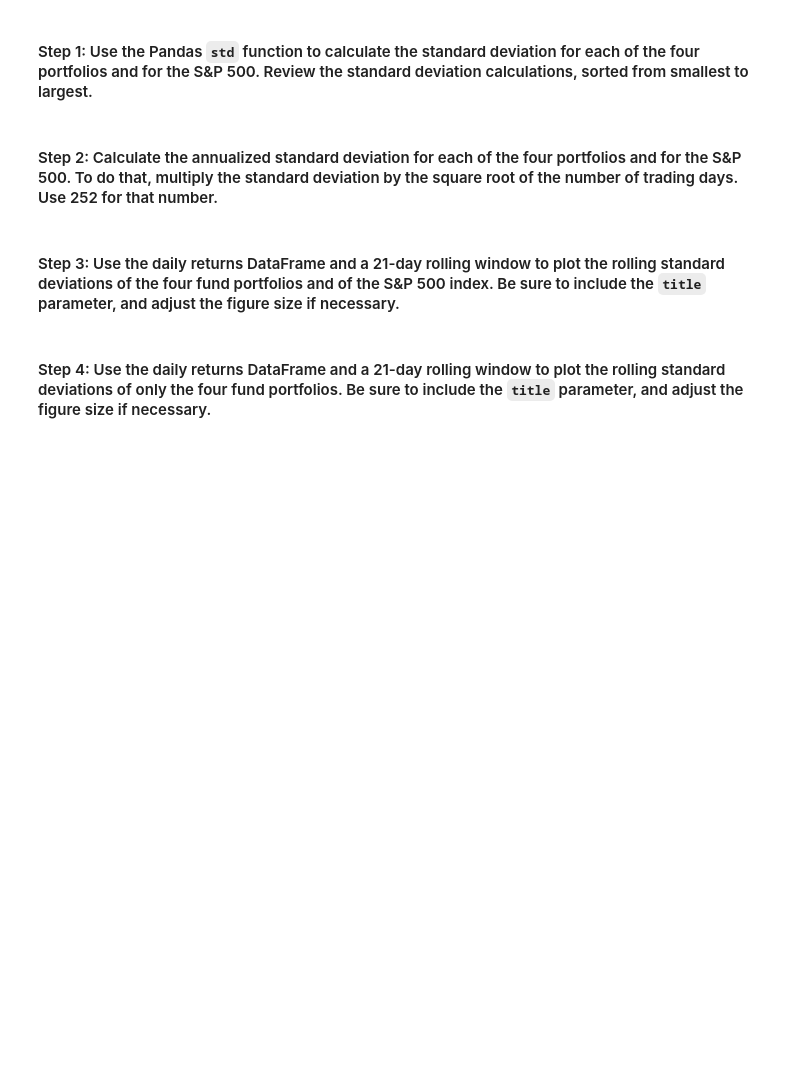
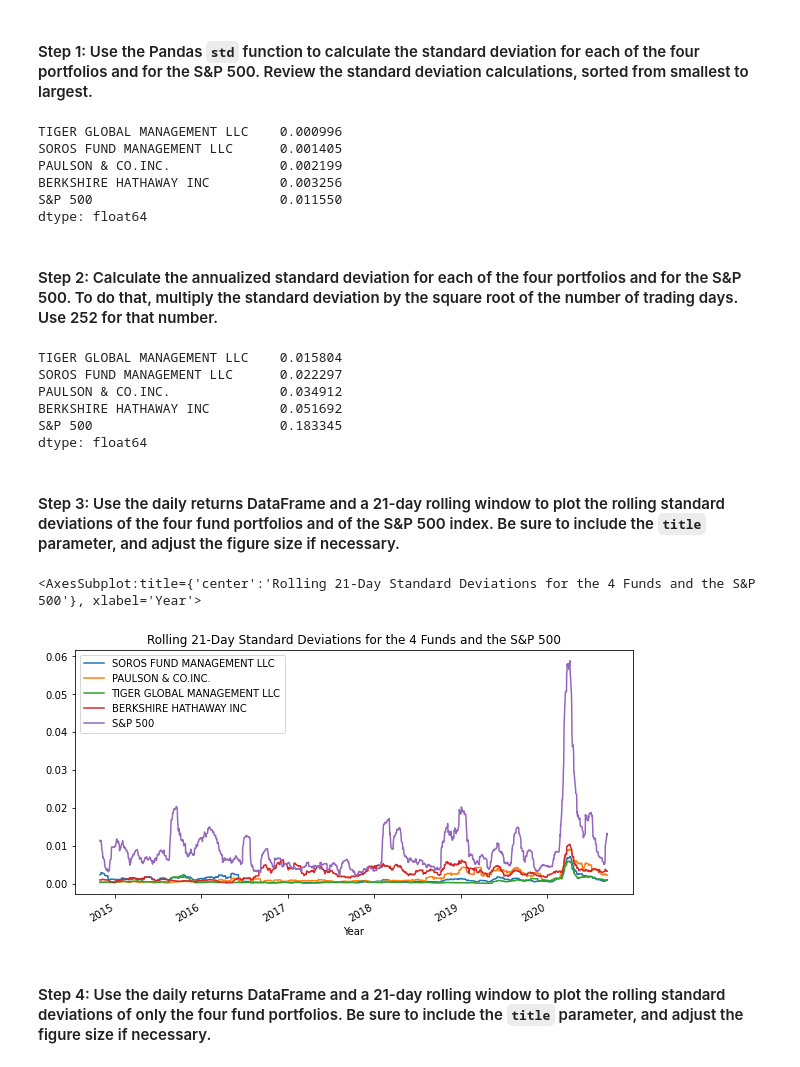
Before and after one commit to tycastleberry/Challenge4, a Jupyter notebook: risk_return_analysis.ipynb, the cells around one changed output. Cells and saved outputs as stored; diff of their text form; code cells hidden in the pictures; blank space fills up the shorter version.

```diff
--- a/risk_return_analysis.ipynb
+++ b/risk_return_analysis.ipynb
@@ -229,20 +229,41 @@ Evaluate the risk profile of each portfolio by using the standard deviation and
 # %%
 # Calculate and sort the standard deviation for all 4 portfolios and the S&P 500
 # Review the standard deviations sorted smallest to largest
-# YOUR CODE HERE
+standard_deviation = daily_returns.std()
+std_dev_sorted = standard_deviation.sort_values(ascending=True)
+std_dev_sorted
+# %% [output]
+TIGER GLOBAL MANAGEMENT LLC    0.000996
+SOROS FUND MANAGEMENT LLC      0.001405
+PAULSON & CO.INC.              0.002199
+BERKSHIRE HATHAWAY INC         0.003256
+S&P 500                        0.011550
+dtype: float64
 # %% [markdown]
 #### Step 2: Calculate the annualized standard deviation for each of the four portfolios and for the S&P 500. To do that, multiply the standard deviation by the square root of the number of trading days. Use 252 for that number.
 # %%
 # Calculate and sort the annualized standard deviation (252 trading days) of the 4 portfolios and the S&P 500
 # Review the annual standard deviations smallest to largest
-# YOUR CODE HERE
+annualized_std_dev = standard_deviation * np.sqrt(252)
+ann_std_dev_sorted = annualized_std_dev.sort_values(ascending=True)
+ann_std_dev_sorted
+# %% [output]
+TIGER GLOBAL MANAGEMENT LLC    0.015804
+SOROS FUND MANAGEMENT LLC      0.022297
+PAULSON & CO.INC.              0.034912
+BERKSHIRE HATHAWAY INC         0.051692
+S&P 500                        0.183345
+dtype: float64
 # %% [markdown]
 #### Step 3: Use the daily returns DataFrame and a 21-day rolling window to plot the rolling standard deviations of the four fund portfolios and of the S&P 500 index. Be sure to include the `title` parameter, and adjust the figure size if necessary.
 # %%
 # Using the daily returns DataFrame and a 21-day rolling window,
 # plot the rolling standard deviation of the 4 portfolios and the S&P 500
 # Include a title parameter and adjust the figure size
-# YOUR CODE HERE
+daily_returns.rolling(window=21).std().plot(title='Rolling 21-Day Standard Deviations for the 4 Funds and the S&P 500', figsize=(10,5), xlabel='Year')
+# %% [output]
+<AxesSubplot:title={'center':'Rolling 21-Day Standard Deviations for the 4 Funds and the S&P 500'}, xlabel='Year'>
+[figure, added]
 # %% [markdown]
 #### Step 4: Use the daily returns DataFrame and a 21-day rolling window to plot the rolling standard deviations of only the four fund portfolios. Be sure to include the `title` parameter, and adjust the figure size if necessary.
 # %%
```
Also changed, not shown: parts of 23 cells of this notebook.
